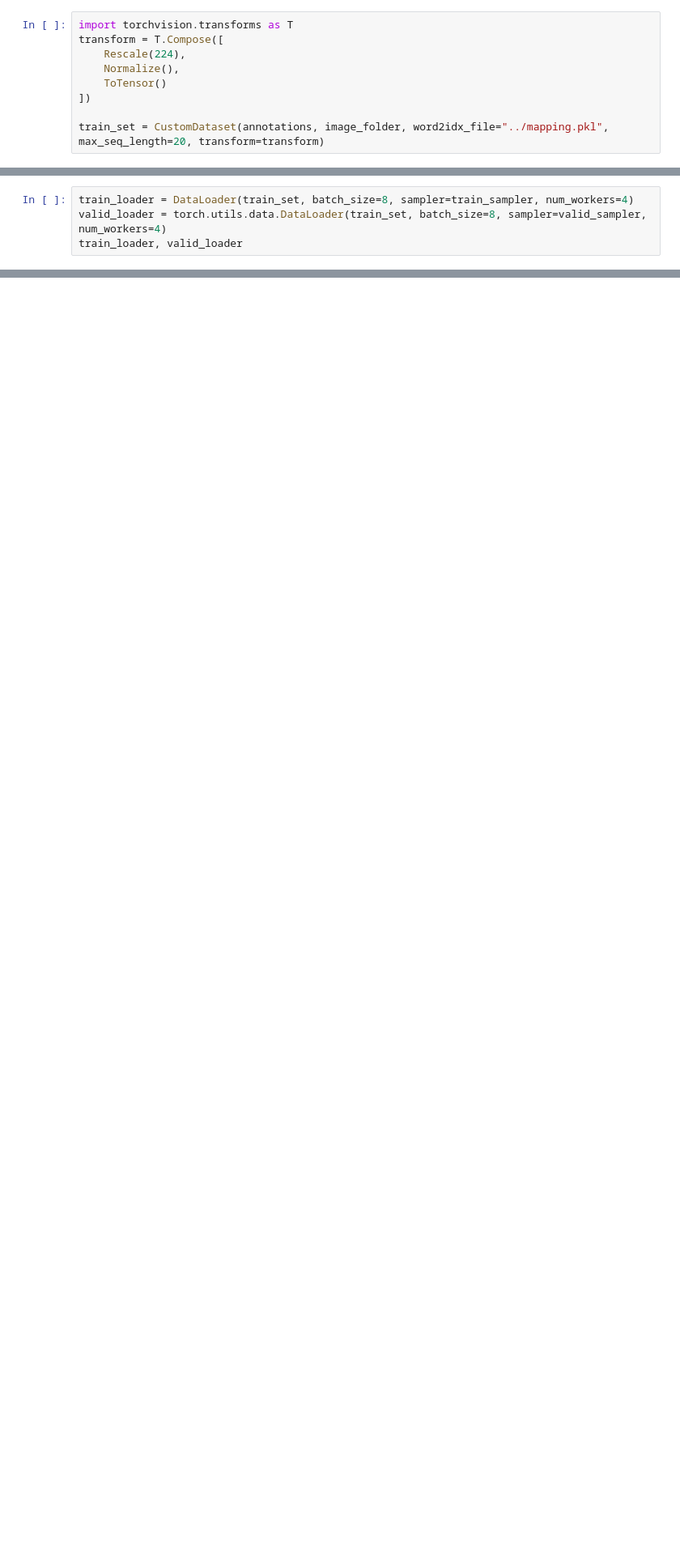
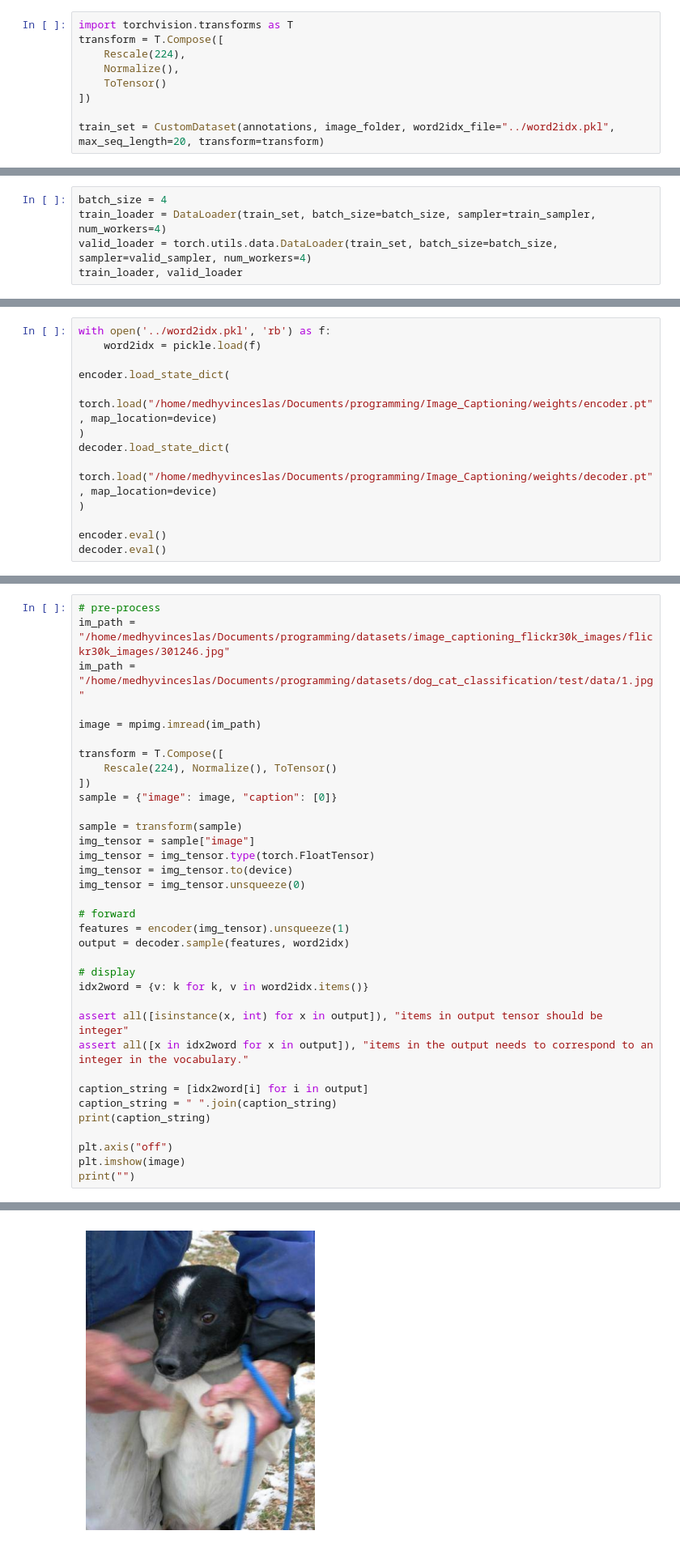
Before and after one commit to Mdhvince/image_captioning, a Jupyter notebook: notebook/2.load_and_train.ipynb, the cells around one changed output, grey strips where cells are left out. Shown at 81% size. Saved outputs shown, nothing was run; the diff lists cells and outputs as text; blank space fills up the shorter version.

Commit message:
train

```diff
--- a/notebook/2.load_and_train.ipynb
+++ b/notebook/2.load_and_train.ipynb
@@ -303,4 +286,4 @@ transform = T.Compose([
     ToTensor()
 ])
 
-train_set = CustomDataset(annotations, image_folder, word2idx_file="../mapping.pkl", max_seq_length=20, transform=transform)
+train_set = CustomDataset(annotations, image_folder, word2idx_file="../word2idx.pkl", max_seq_length=20, transform=transform)
@@ -331,8 +311,9 @@ train_sampler, valid_sampler
 (<torch.utils.data.sampler.SubsetRandomSampler at 0x...>,
  <torch.utils.data.sampler.SubsetRandomSampler at 0x...>)
 # %%
-train_loader = DataLoader(train_set, batch_size=8, sampler=train_sampler, num_workers=4)
-valid_loader = torch.utils.data.DataLoader(train_set, batch_size=8, sampler=valid_sampler, num_workers=4)
+batch_size = 4
+train_loader = DataLoader(train_set, batch_size=batch_size, sampler=train_sampler, num_workers=4)
+valid_loader = torch.utils.data.DataLoader(train_set, batch_size=batch_size, sampler=valid_sampler, num_workers=4)
 train_loader, valid_loader
 # %% [output]
 (<torch.utils.data.dataloader.DataLoader at 0x...>,
@@ -409,0 +572,13 @@ During training, to be able to upddate the weights the __model needs to compute
+# %%
+with open('../word2idx.pkl', 'rb') as f:
+    word2idx = pickle.load(f)
+
+encoder.load_state_dict(
+    torch.load("/home/medhyvinceslas/Documents/programming/Image_Captioning/weights/encoder.pt", map_location=device)
+)
+decoder.load_state_dict(
+    torch.load("/home/medhyvinceslas/Documents/programming/Image_Captioning/weights/decoder.pt", map_location=device)
+)
+
+encoder.eval()
+decoder.eval()
@@ -409,0 +591,36 @@ During training, to be able to upddate the weights the __model needs to compute
+# %%
+# pre-process
+im_path = "/home/medhyvinceslas/Documents/programming/datasets/image_captioning_flickr30k_images/flickr30k_images/301246.jpg"
+im_path = "/home/medhyvinceslas/Documents/programming/datasets/dog_cat_classification/test/data/1.jpg"
+
+image = mpimg.imread(im_path)
+
+transform = T.Compose([
+    Rescale(224), Normalize(), ToTensor()
+])
+sample = {"image": image, "caption": [0]}
+
+sample = transform(sample)
+img_tensor = sample["image"]
+img_tensor = img_tensor.type(torch.FloatTensor)
+img_tensor = img_tensor.to(device)
+img_tensor = img_tensor.unsqueeze(0)
+
+# forward
+features = encoder(img_tensor).unsqueeze(1)
+output = decoder.sample(features, word2idx)
+
+# display
+idx2word = {v: k for k, v in word2idx.items()}
+
+assert all([isinstance(x, int) for x in output]), "items in output tensor should be integer"
+assert all([x in idx2word for x in output]), "items in the output needs to correspond to an integer in the vocabulary."
+
+caption_string = [idx2word[i] for i in output]
+caption_string = " ".join(caption_string)
+print(caption_string)
+
+plt.axis("off")
+plt.imshow(image)
+print("")
+# %% [output]
@@ -409,0 +628 @@ During training, to be able to upddate the weights the __model needs to compute
+[figure, added]
```
Also changed, not shown: parts of 22 cells of this notebook, 5 other files.
